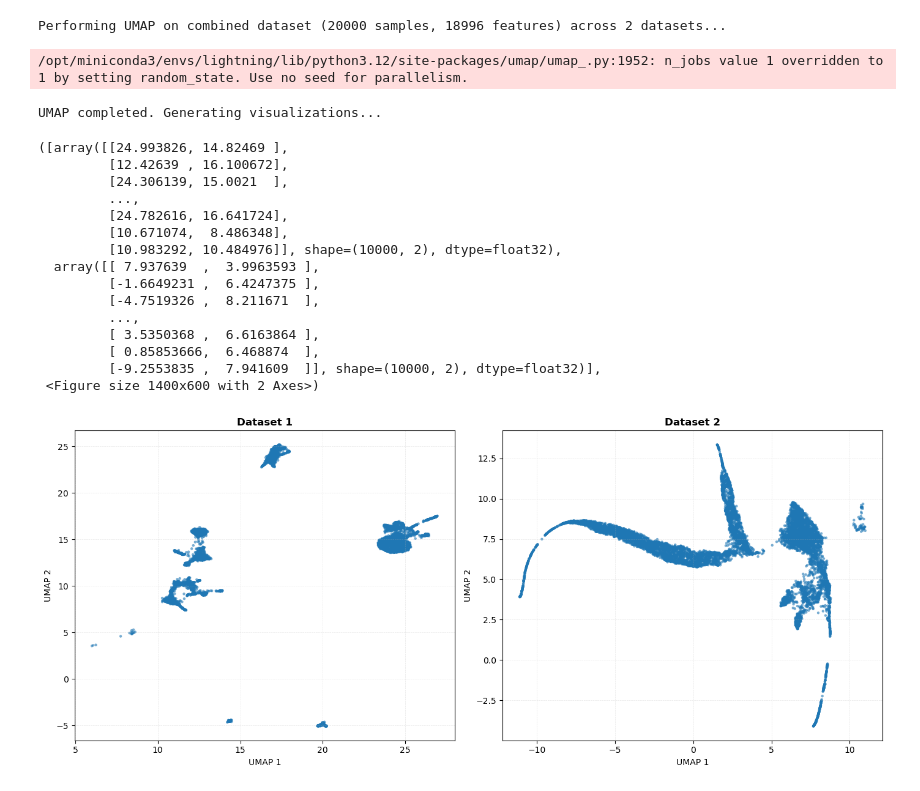
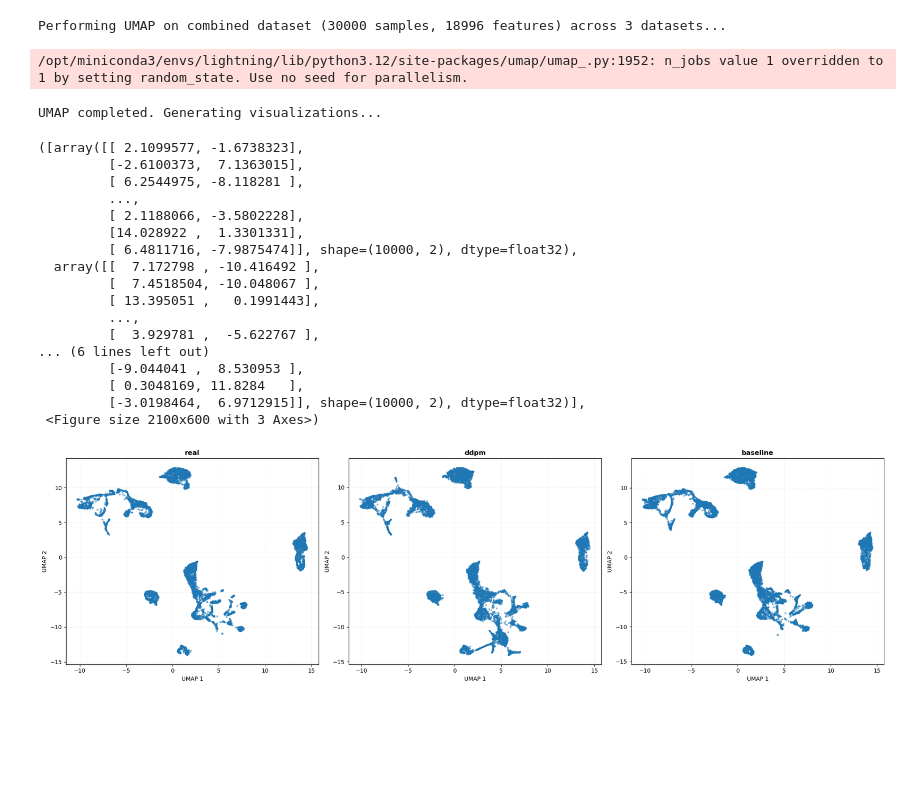
Before and after one commit to LangtianM/scDeepSim, a Jupyter notebook: experiments/muris.ipynb, the cells around one changed output. Saved outputs shown, nothing was run; the diff lists cells and outputs as text; code cells hidden in the pictures; blank space fills up the shorter version.

```diff
--- a/experiments/muris.ipynb
+++ b/experiments/muris.ipynb
@@ -260,16 +143,18 @@ UMAP completed. Generating visualizations...
 # %%
+
 standard_scaler = StandardScaler()
 scaled_X_encoded = standard_scaler.fit_transform(X_encoded)
-encoded_muris.X = scaled_X_encoded
+scaled_encoded_muris = ad.AnnData(scaled_X_encoded, obs=muris.obs.copy())
 
 scaled_latent_dm = ScDataModule(
-    encoded_muris,
+    scaled_encoded_muris,
     label_key="celltype",
     encoder="LabelEncoder",
     batch_size=128,
     val_split=0.1,
     balanced_sampling = False,
 )
+
 scaled_latent_dm.setup()
 
 dim = encoded_muris.X.shape[1]
@@ -299,3 +184,5 @@ if os.path.exists(diffusion_model_path):
 else:
     trainer.fit(diffusion_standardized, scaled_latent_dm)
     trainer.save_checkpoint(diffusion_model_path)
+
+scaled_encoded_10k = scaled_X_encoded[np.random.choice(scaled_X_encoded.shape[0], 10000, replace=False)]
@@ -360,7 +191,7 @@ UMAP completed. Generating visualizations...
 with torch.no_grad():
     standardized_latent_ddpm_samples = diffusion_standardized.sample(num_samples=10000,
                                                 sampling_timesteps=1000,
-                                                ddim_sampling_eta=0.5,
+                                                ddim_sampling_eta=0.1,
                                                 use_ema=True,
                                                 clip_denoised=False)
-compare_umap([encoded_10k, standardized_latent_ddpm_samples])
+compare_umap([scaled_encoded_10k, standardized_latent_ddpm_samples])
@@ -409,27 +311,30 @@ UMAP completed. Generating visualizations...
 # %%
 invered_ddpm_samples = standard_scaler.inverse_transform(standardized_latent_ddpm_samples)
 
 with torch.no_grad():
     decoded_ddpm_samples = ae.decode(torch.tensor(invered_ddpm_samples).to(device=device, dtype=torch.float32))
 
-compare_umap([muris_10k, decoded_ddpm_samples])
+compare_umap([muris_10k, decoded_ddpm_samples, samples_baseline],
+             title_list=["real", "ddpm", "baseline"])
 # %% [output]
-Performing UMAP on combined dataset (20000 samples, 18996 features) across 2 datasets...
+Performing UMAP on combined dataset (30000 samples, 18996 features) across 3 datasets...
 /opt/miniconda3/envs/lightning/lib/python3.12/site-packages/umap/umap_.py:1952: n_jobs value 1 overridden to 1 by setting random_state. Use no seed for parallelism.
 UMAP completed. Generating visualizations...
-([array([[24.993826, 14.82469 ],
-         [12.42639 , 16.100672],
-         [24.306139, 15.0021  ],
+([array([[ 2.1099577, -1.6738323],
+         [-2.6100373,  7.1363015],
+         [ 6.2544975, -8.118281 ],
          ...,
-         [24.782616, 16.641724],
-         [10.671074,  8.486348],
-         [10.983292, 10.484976]], shape=(10000, 2), dtype=float32),
-  array([[ 7.937639  ,  3.9963593 ],
-         [-1.6649231 ,  6.4247375 ],
-         [-4.7519326 ,  8.211671  ],
+         [ 2.1188066, -3.5802228],
+         [14.028922 ,  1.3301331],
+         [ 6.4811716, -7.9875474]], shape=(10000, 2), dtype=float32),
+  array([[  7.172798 , -10.416492 ],
+         [  7.4518504, -10.048067 ],
+         [ 13.395051 ,   0.1991443],
          ...,
-         [ 3.5350368 ,  6.6163864 ],
-         [ 0.85853666,  6.468874  ],
-         [-9.2553835 ,  7.941609  ]], shape=(10000, 2), dtype=float32)],
- <Figure size 1400x600 with 2 Axes>)
+         [  3.929781 ,  -5.622767 ],
+... (6 lines left out)
+         [-9.044041 ,  8.530953 ],
+         [ 0.3048169, 11.8284   ],
+         [-3.0198464,  6.9712915]], shape=(10000, 2), dtype=float32)],
+ <Figure size 2100x600 with 3 Axes>)
-[figure, old version]
+[figure, new version]
```
Also changed, not shown: parts of 22 cells of this notebook, 4 other files.
